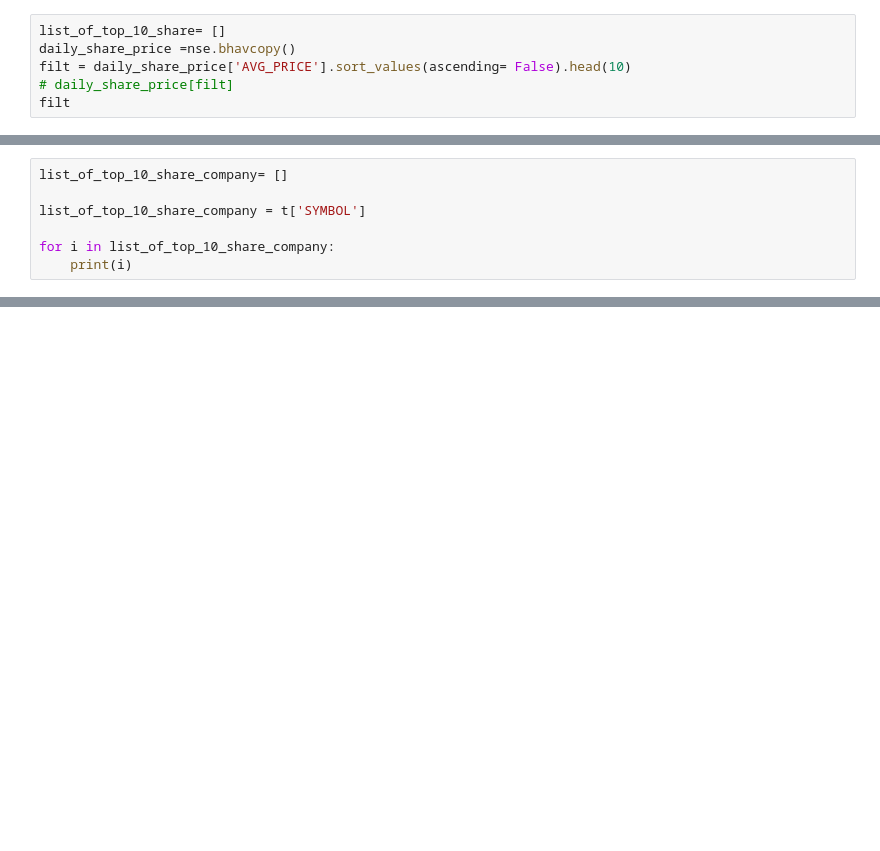
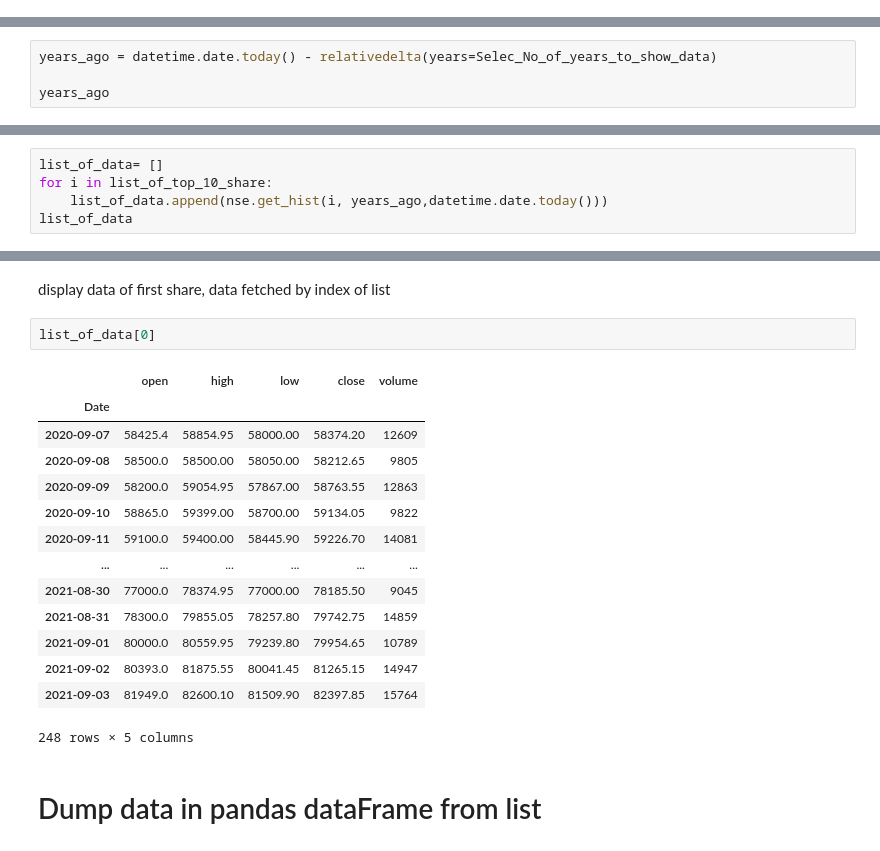
Before and after one commit to uservipin/Project, a Jupyter notebook: MACD_Finance/10_data/Pojo_Assignment_2.ipynb, the cells around one changed output, grey strips where cells are left out. Cells and saved outputs as stored; diff of their text form; blank space fills up the shorter version.

```diff
--- a/MACD_Finance/10_data/Pojo_Assignment_2.ipynb
+++ b/MACD_Finance/10_data/Pojo_Assignment_2.ipynb
@@ -112,6 +49,0 @@ DEBUG:pynse.core:read C:\Users\kumar\.pynse/bhavcopy_eq/bhav_2021-09-03.pkl from
-# %%
-list_of_top_10_share= []
-daily_share_price =nse.bhavcopy()
-filt = daily_share_price['AVG_PRICE'].sort_values(ascending= False).head(10)
-# daily_share_price[filt]
-filt
@@ -151,7 +49,0 @@ t.reset_index(inplace= True)
-# %%
-list_of_top_10_share_company= []
-
-list_of_top_10_share_company = t['SYMBOL']
-
-for i in list_of_top_10_share_company:
-    print(i)
@@ -329,0 +144,4 @@ DEBUG:urllib3.connectionpool:https://www.nseindia.com:443 "GET /api/historical/c
+# %%
+years_ago = datetime.date.today() - relativedelta(years=Selec_No_of_years_to_show_data)
+
+years_ago
@@ -329,0 +185,5 @@ DEBUG:urllib3.connectionpool:https://www.nseindia.com:443 "GET /api/historical/c
+# %%
+list_of_data= []
+for i in list_of_top_10_share:
+    list_of_data.append(nse.get_hist(i, years_ago,datetime.date.today()))
+list_of_data
@@ -329,0 +247,21 @@ DEBUG:urllib3.connectionpool:https://www.nseindia.com:443 "GET /api/historical/c
+# %% [markdown]
+display data of first share, data fetched by index of list
+# %%
+list_of_data[0]
+# %% [output]
+|  | open | high | low | close | volume |
+| Date |  |  |  |  |  |
+| 2020-09-07 | 58425.4 | 58854.95 | 58000.00 | 58374.20 | 12609 |
+| 2020-09-08 | 58500.0 | 58500.00 | 58050.00 | 58212.65 | 9805 |
+| 2020-09-09 | 58200.0 | 59054.95 | 57867.00 | 58763.55 | 12863 |
+| 2020-09-10 | 58865.0 | 59399.00 | 58700.00 | 59134.05 | 9822 |
+| 2020-09-11 | 59100.0 | 59400.00 | 58445.90 | 59226.70 | 14081 |
+| ... | ... | ... | ... | ... | ... |
+| 2021-08-30 | 77000.0 | 78374.95 | 77000.00 | 78185.50 | 9045 |
+| 2021-08-31 | 78300.0 | 79855.05 | 78257.80 | 79742.75 | 14859 |
+| 2021-09-01 | 80000.0 | 80559.95 | 79239.80 | 79954.65 | 10789 |
+| 2021-09-02 | 80393.0 | 81875.55 | 80041.45 | 81265.15 | 14947 |
+| 2021-09-03 | 81949.0 | 82600.10 | 81509.90 | 82397.85 | 15764 |
+248 rows × 5 columns
+# %% [markdown]
+# Dump data in pandas dataFrame from  list
```
Also changed, not shown: parts of 66 cells of this notebook.
